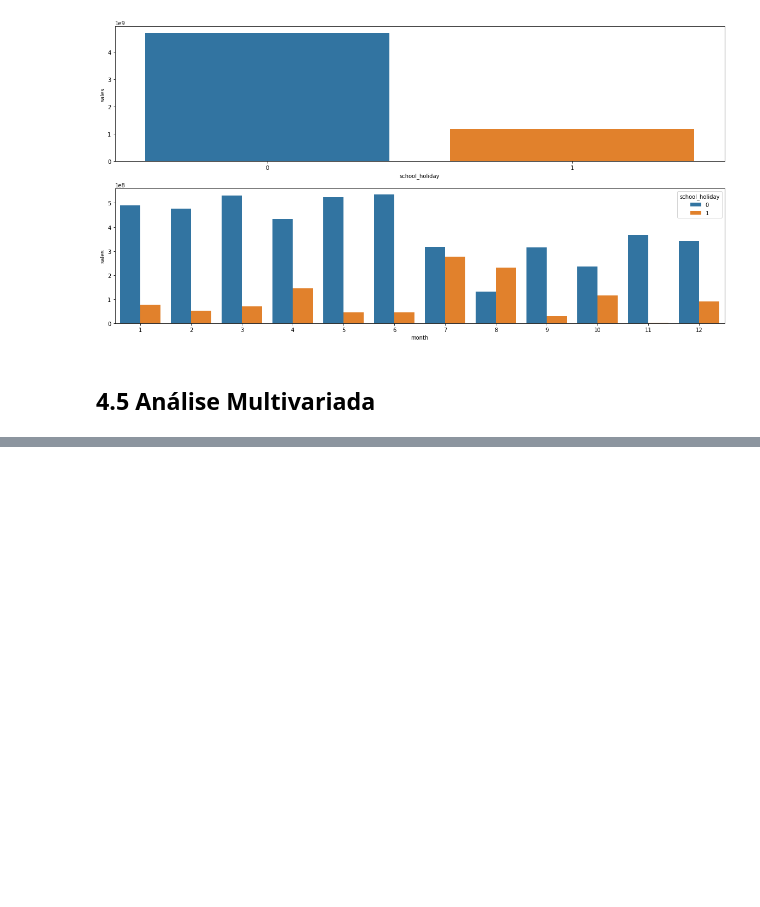
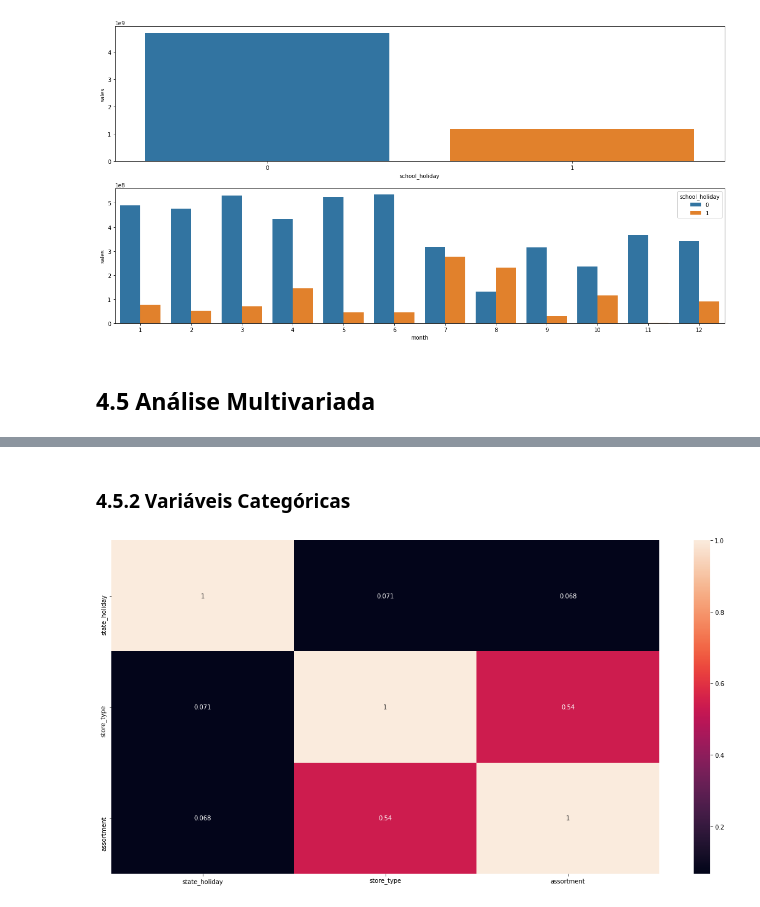
Before and after one commit to misaelpcastro/rossmann_previsao_vendas, a Jupyter notebook: Previsao_vendas_por_loja_v1.ipynb, the cells around one changed output, grey strips where cells are left out. Saved outputs shown, nothing was run; the diff lists cells and outputs as text; code cells hidden in the pictures; blank space fills up the shorter version.

Commit message:
add multivariate analysis and finish exploratory data analysis

```diff
--- a/Previsao_vendas_por_loja_v1.ipynb
+++ b/Previsao_vendas_por_loja_v1.ipynb
@@ -19,3 +18,18 @@ plt.rcParams['figure.figsize'] = [20, 10]
+# %%
+plt.rcParams['figure.figsize'] = [20, 10]
+
+def cramer_v(x,y):
+    cm = pd.crosstab(x,y).values
+    n = cm.sum()
+    r, k = cm.shape
+
+    chi2 = ss.chi2_contingency(cm)[0]
+    chi2corr = max(0, chi2 - (k-1)*(r-1)/(n-1))
+
+    kcorr = k-(k-1)**2/(n-1)
+    rcorr = r-(r-1)**2/(n-1)
+
+    return np.sqrt((chi2corr/n) / (min(kcorr-1, rcorr-1)))
 # %% [markdown]
 ## 0.2 Carregando os Dados
 # %%
@@ -625,0 +647,24 @@ sns.barplot(data=aux2, x='month', y='sales', hue='school_holiday');
+# %% [markdown]
+### 4.5.2 Variáveis Categóricas
+# %%
+df_cat = df4.select_dtypes(include='object')
+
+corr1 = cramer_v(df_cat['state_holiday'], df_cat['state_holiday'])
+corr2 = cramer_v(df_cat['state_holiday'], df_cat['store_type'])
+corr3 = cramer_v(df_cat['state_holiday'], df_cat['assortment'])
+
+corr4 = cramer_v(df_cat['store_type'], df_cat['state_holiday'])
+corr5 = cramer_v(df_cat['store_type'], df_cat['store_type'])
+corr6 = cramer_v(df_cat['store_type'], df_cat['assortment'])
+
+corr7 = cramer_v(df_cat['assortment'], df_cat['state_holiday'])
+corr8 = cramer_v(df_cat['assortment'], df_cat['store_type'])
+corr9 = cramer_v(df_cat['assortment'], df_cat['assortment'])
+
+df_corr = pd.DataFrame({'state_holiday': [corr1,corr2,corr3],
+                        'store_type':    [corr4,corr5,corr6],
+                        'assortment':    [corr7,corr8,corr9]})
+df_corr = df_corr.set_index(df_corr.columns)
+sns.heatmap(df_corr, annot=True);
+# %% [output]
+[figure, added]
```
Also changed, not shown: parts of 7 cells of this notebook.
